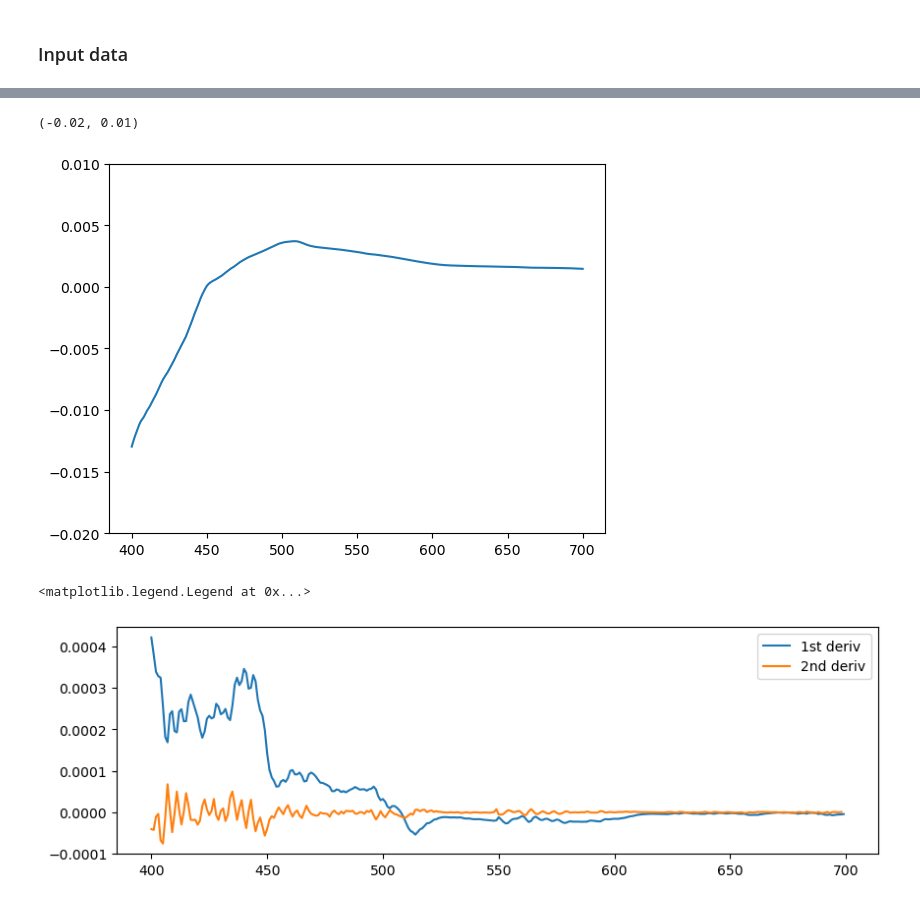
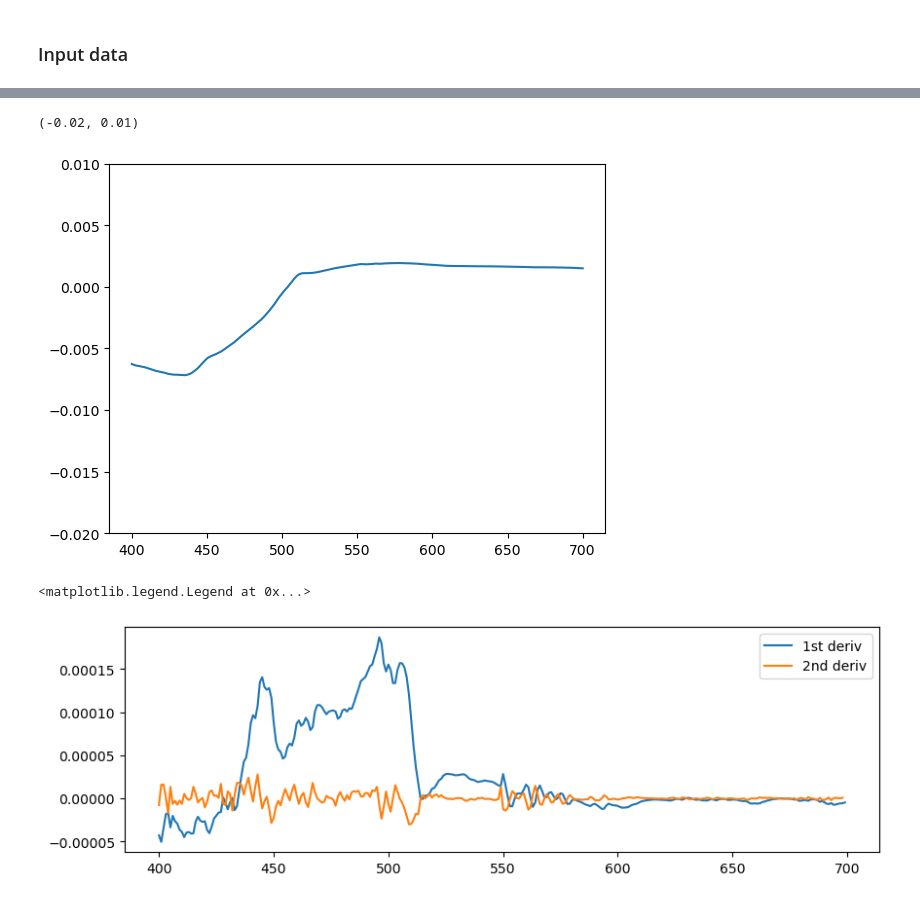
Before and after one commit to aewindle110/PCC_retrievals, a Jupyter notebook: Kramer_hyperRrs.ipynb, the cells around one changed output, grey strips where cells are left out. Saved outputs shown, nothing was run; the diff lists cells and outputs as text; code cells hidden in the pictures.

```diff
--- a/Kramer_hyperRrs.ipynb
+++ b/Kramer_hyperRrs.ipynb
@@ -12,6 +12,12 @@ warnings.filterwarnings('ignore')
 <jemalloc>: (This is the expected behaviour if you are running under QEMU)
 # %% [markdown]
 ### Functions
+# %%
+#adding these to run the bbsw functions
+wave = np.arange(400, 701, 1)
+chl = 0.228
+T = 27.6949
+S = 35.6639
 # %%
 def RInw(lambda_nm, Tc, S):
 
@@ -35,3 +41,7 @@ def RInw(lambda_nm, Tc, S):
     dnswds = (n1 + n2 * Tc + n3 * Tc ** 2 + n6 / lambda_nm) * n_air
 
     return nsw, dnswds
+# %%
+nsw, dnds = RInw(wave, T, S)
+print(nsw)
+print(dnds)
@@ -259,20 +342,18 @@ acdm = np.exp(acdm_s * (wave - 443))
 plt.plot(wave, acdm/100, label='acdom/100')
 plt.legend()
 
-#acdm_s = -(0.01447 + 0.00033*Rrs490/Rrs555);
-#acdm = exp(-acdm_s*(wave-443));
 
 #Then, define backscattering as a sum of seawater backscattering (bbsw) and backscattering by particles (bbp)
 #bb_tot = bbsw + bbp
 #bsw comes from Zhang et al. (2009):
 bsw = betasw_ZHH2009(wave,T,[],S)
-bbsw = 0.5*bsw[1]
+bbsw = 0.5*bsw[2]
 plt.figure(2)
-plt.plot(wave, bsw[1]*10, label='bsw*10')
+plt.plot(wave, bsw[2]*10, label='bsw*10')
 plt.plot(wave, bbsw*10, label='bbsw*10')
 
 # bbp slope is a function of rrs (just below surface)
-bbp_s = 2.0 * (1.0 - 1.2 * np.exp(-0.9 * rrs.loc[490] / rrs.loc[555]))
+bbp_s = 2.0 * (1.0 - 1.2 * np.exp(-0.9 * rrs.loc[440] / rrs.loc[555]))
 bbp = (443 / wave) ** bbp_s
 plt.plot(wave, bbp, label='bbp')
 plt.legend()
@@ -331,17 +412,17 @@ plt.ylim(-0.02, 0.01)
 #plt.ylim(-0.0004,0.0004)
 # %% [output]
 (-0.02, 0.01)
-[figure, old version]
+[figure, new version]
 # %%
 # Calculate the first derivative (diffD)
 RrsD = np.diff(rrsD, axis=0)
 # Calculate the second derivative (diffD2) of the first derivative
-RrsD2 = np.diff(diffD, axis=0)
+RrsD2 = np.diff(RrsD, axis=0)
 
 plt.figure(figsize=(10,3))
 plt.plot(wave[:-1], RrsD, label='1st deriv')
 plt.plot(wave[:-2], RrsD2, label='2nd deriv')
 plt.legend()
 # %% [output]
 <matplotlib.legend.Legend at 0x...>
-[figure, old version]
+[figure, new version]
```
Also changed, not shown: parts of 12 cells of this notebook.
